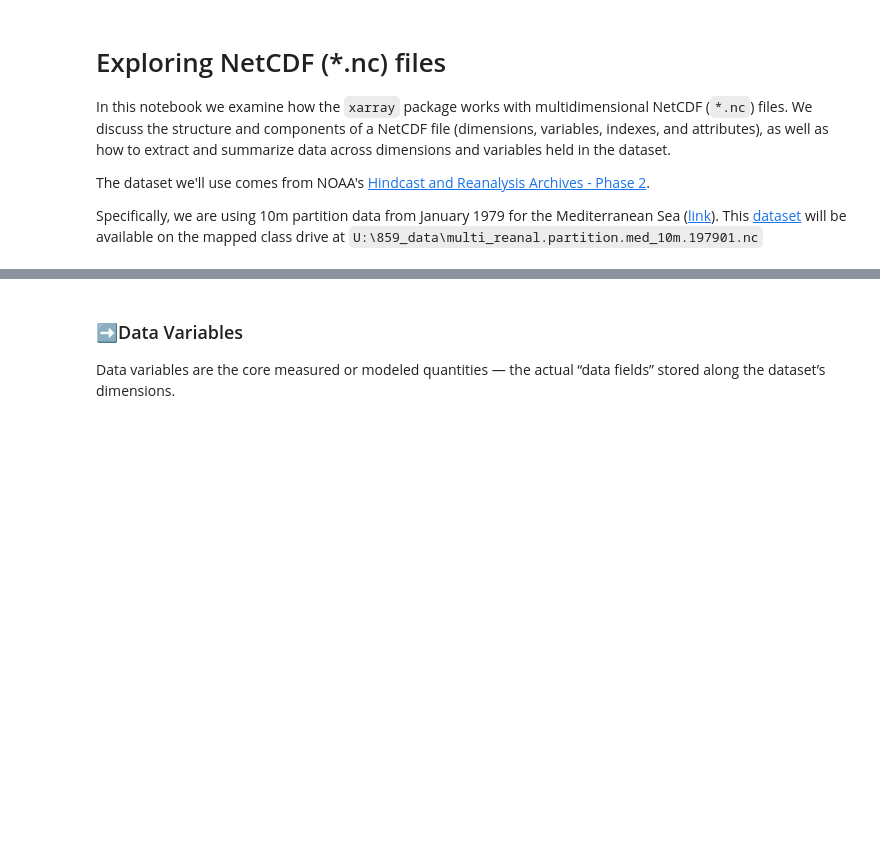
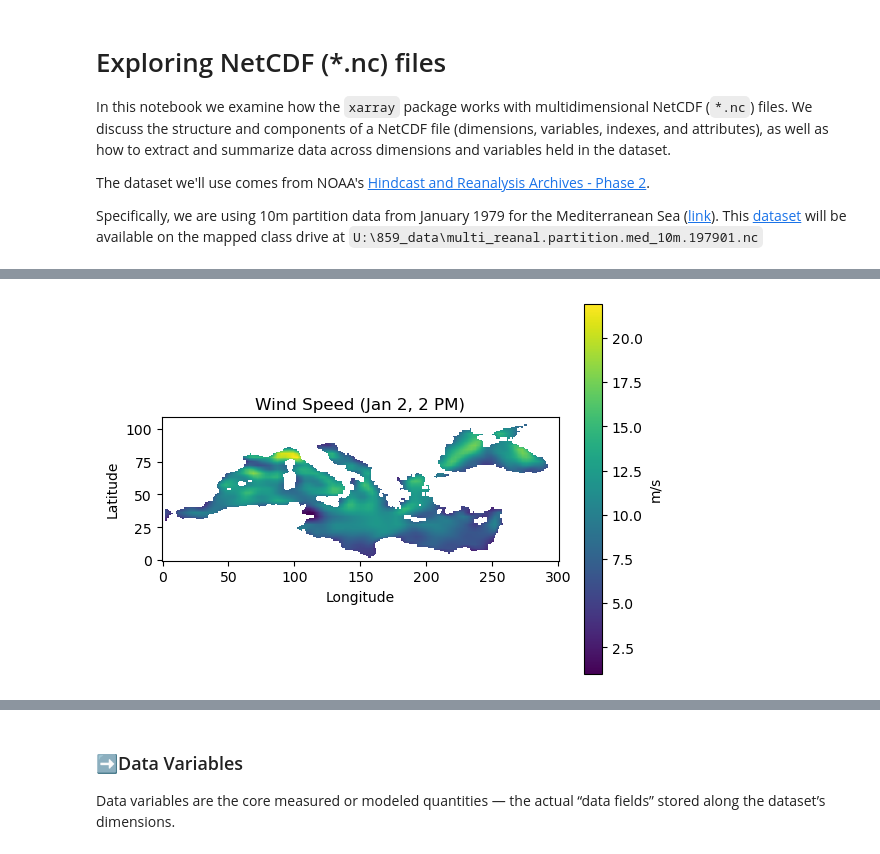
Before and after one commit to ENV859/coding_xarray, a Jupyter notebook: src/Explore-nc-file.ipynb, the cells around one changed output, grey strips where cells are left out. Saved outputs shown, nothing was run; the diff lists cells and outputs as text; code cells hidden in the pictures; blank space fills up the shorter version.

```diff
--- a/src/Explore-nc-file.ipynb
+++ b/src/Explore-nc-file.ipynb
@@ -26,0 +234,16 @@ Our data has 4 dimensions:
+# %%
+fig, ax = plt.subplots()
+im = ax.imshow(
+    wind_speed_Jan2_2pm,
+    origin='lower',
+    #extent=[lon_min, lon_max, lat_min, lat_max],
+    cmap='viridis'
+)
+ax.set_xlabel("Longitude")
+ax.set_ylabel("Latitude")
+ax.set_title("Wind Speed (Jan 2, 2 PM)")
+ax.set_aspect('equal')
+plt.colorbar(im, ax=ax, label='m/s')
+plt.show()
+# %% [output]
+[figure, added]
```
Also changed, not shown: parts of 44 cells of this notebook.
